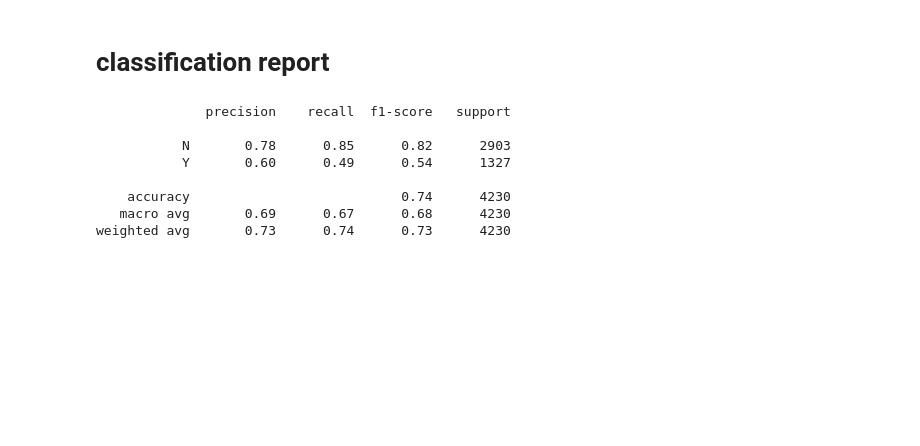
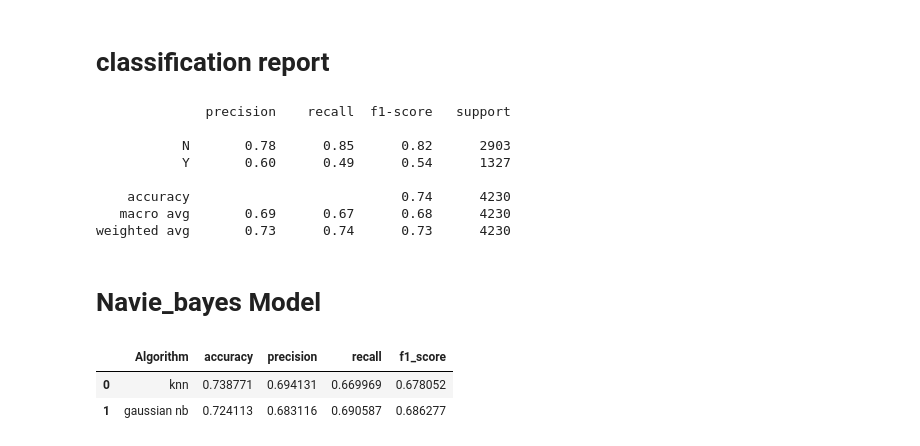
Before and after one commit to rajashekara-chary/Credit_card_default_risk_prediction, a Jupyter notebook: model_file.ipynb, the cells around one changed output. Cells and saved outputs as stored; diff of their text form; code cells hidden in the pictures; blank space fills up the shorter version.

Commit message:
gaussian model

```diff
--- a/model_file.ipynb
+++ b/model_file.ipynb
@@ -223,3 +223,5 @@ print(knn_report)
     accuracy                           0.74      4230
    macro avg       0.69      0.67      0.68      4230
 weighted avg       0.73      0.74      0.73      4230
+# %% [markdown]
+# Navie_bayes Model
@@ -225,0 +230,19 @@ weighted avg       0.73      0.74      0.73      4230
+# %%
+gauss_model=GaussianNB()
+
+gauss_model.fit(X_train_trans, y_train)
+
+y_pred_nb = gauss_model.predict(X_test_trans)
+# %%
+# evaluation
+gauss_accuracy=accuracy_score(y_test,y_pred_nb)
+gauss_f1 = f1_score(y_test, y_pred_nb, average='macro')
+gauss_recall = recall_score(y_test, y_pred_nb, average='macro')
+gauss_precision = precision_score(y_test, y_pred_nb, average='macro')
+# %%
+results.loc[len(results)] = ["gaussian nb", gauss_accuracy, gauss_precision, gauss_recall,gauss_f1]
+results
+# %% [output]
+|  | Algorithm | accuracy | precision | recall | f1_score |
+| 0 | knn | 0.738771 | 0.694131 | 0.669969 | 0.678052 |
+| 1 | gaussian nb | 0.724113 | 0.683116 | 0.690587 | 0.686277 |
```
Also changed, not shown: parts of 3 cells of this notebook.
